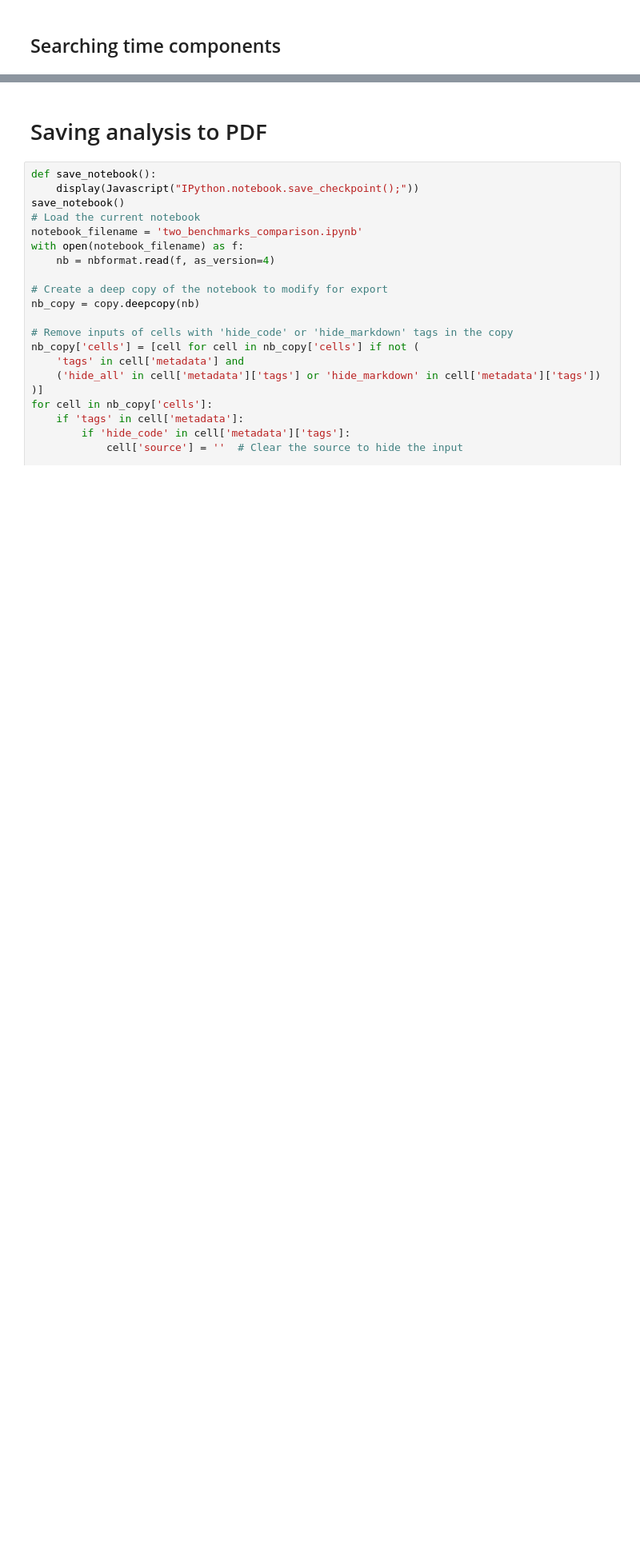
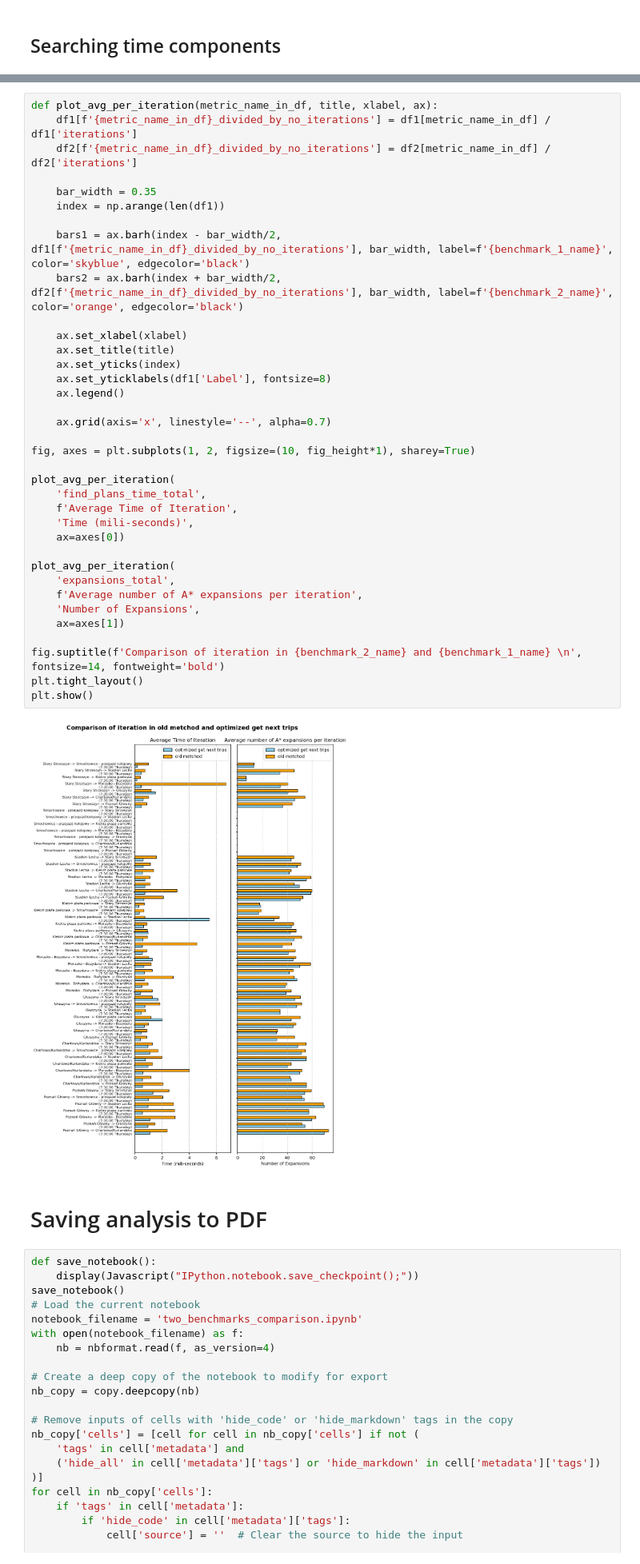
Before and after one commit to DawidJedraszczyk/e-Bimba, a Jupyter notebook: two_benchmarks_comparison.ipynb, the cells around one changed output, grey strips where cells are left out. Shown at 80% size. Drawn from its saved outputs; the diff is of its cells as text; blank space fills up the shorter version.

```diff
--- a/two_benchmarks_comparison.ipynb
+++ b/two_benchmarks_comparison.ipynb
@@ -220,3 +298,41 @@ plt.show()
+# %%
+def plot_avg_per_iteration(metric_name_in_df, title, xlabel, ax):
+    df1[f'{metric_name_in_df}_divided_by_no_iterations'] = df1[metric_name_in_df] / df1['iterations']
+    df2[f'{metric_name_in_df}_divided_by_no_iterations'] = df2[metric_name_in_df] / df2['iterations']
+
+    bar_width = 0.35
+    index = np.arange(len(df1))
+
+    bars1 = ax.barh(index - bar_width/2, df1[f'{metric_name_in_df}_divided_by_no_iterations'], bar_width, label=f'{benchmark_1_name}', color='skyblue', edgecolor='black')
+    bars2 = ax.barh(index + bar_width/2, df2[f'{metric_name_in_df}_divided_by_no_iterations'], bar_width, label=f'{benchmark_2_name}', color='orange', edgecolor='black')
+
+    ax.set_xlabel(xlabel)
+    ax.set_title(title)
+    ax.set_yticks(index)
+    ax.set_yticklabels(df1['Label'], fontsize=8)
+    ax.legend()
+
+    ax.grid(axis='x', linestyle='--', alpha=0.7)
+
+fig, axes = plt.subplots(1, 2, figsize=(10, fig_height*1), sharey=True)
+
+plot_avg_per_iteration(
+    'find_plans_time_total',
+    f'Average Time of Iteration',
+    'Time (mili-seconds)',
+    ax=axes[0])
+
+plot_avg_per_iteration(
+    'expansions_total',
+    f'Average number of A* expansions per iteration',
+    'Number of Expansions',
+    ax=axes[1])
+
+fig.suptitle(f'Comparison of iteration in {benchmark_2_name} and {benchmark_1_name} \n', fontsize=14, fontweight='bold')
+plt.tight_layout()
+plt.show()
+# %% [output]
+[figure, added]
 # %% [markdown]
 # Saving analysis to PDF
 # %%
```
Also changed, not shown: parts of 10 cells of this notebook.
